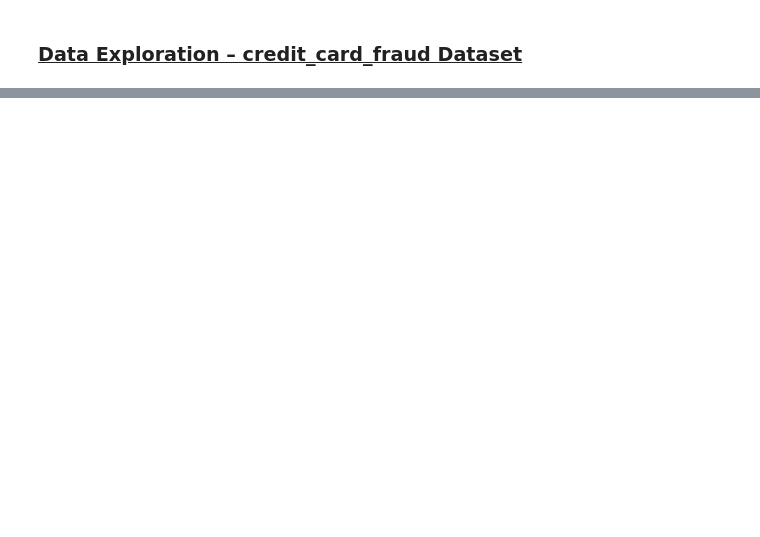
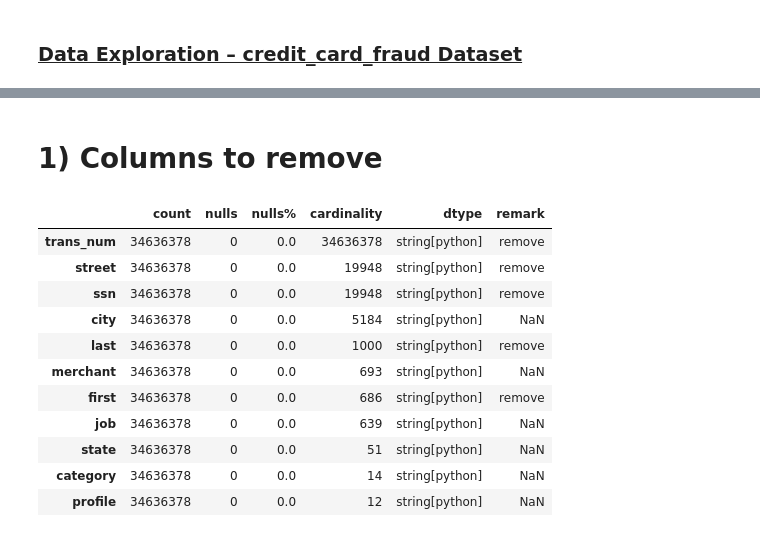
Before and after one commit to Shogant/Credit_Card_Fraud_Detection_Model, a Jupyter notebook: Data_Preparation.ipynb, the cells around one changed output, grey strips where cells are left out. Saved outputs shown, nothing was run; the diff lists cells and outputs as text; code cells hidden in the pictures; blank space fills up the shorter version.

```diff
--- a/Data_Preparation.ipynb
+++ b/Data_Preparation.ipynb
@@ -99,0 +480,4 @@ transactions_df.head(5)
+# %%
+# df['ssn'].head(5) --> 750-09-7342
+df['ssn'] = df['ssn'].str.replace('-', '', regex=False)
+df['ssn'].head(5)
@@ -99,0 +493,4 @@ transactions_df.head(5)
+# %%
+# Convert 'F' to 1 and 'M' to 0
+df['gender'] = df['gender'].replace({'F': '1', 'M': '0'}).astype(int)
+df['gender'].value_counts()
@@ -99,0 +535,2 @@ transactions_df.head(5)
+# %%
+df_strs =df.select_dtypes(include='string')
@@ -99,0 +548,4 @@ transactions_df.head(5)
+# %%
+# Run on transactions_df
+summary_table = column_summary(df_strs)
+display(summary_table.sort_values("cardinality", ascending=False))
@@ -99,0 +565,23 @@ transactions_df.head(5)
+# %% [markdown]
+# 1) Columns to remove
+# %%
+removal_columns = ["ssn", "first", "last", "street", "trans_num"]
+#ssn - semsitive, no predictive power, unique per person
+#first, last - no predictive power
+#street - high cardinality, no predictive power
+#trans_num - unique per transaction, no predictive power
+summary_table.loc[summary_table.index.isin(removal_columns), "remark"] = "remove"
+display(summary_table.sort_values("cardinality", ascending=False))
+# %% [output]
+|  | count | nulls | nulls% | cardinality | dtype | remark |
+| trans_num | 34636378 | 0 | 0.0 | 34636378 | string[python] | remove |
+| street | 34636378 | 0 | 0.0 | 19948 | string[python] | remove |
+| ssn | 34636378 | 0 | 0.0 | 19948 | string[python] | remove |
+| city | 34636378 | 0 | 0.0 | 5184 | string[python] | NaN |
+| last | 34636378 | 0 | 0.0 | 1000 | string[python] | remove |
+| merchant | 34636378 | 0 | 0.0 | 693 | string[python] | NaN |
+| first | 34636378 | 0 | 0.0 | 686 | string[python] | remove |
+| job | 34636378 | 0 | 0.0 | 639 | string[python] | NaN |
+| state | 34636378 | 0 | 0.0 | 51 | string[python] | NaN |
+| category | 34636378 | 0 | 0.0 | 14 | string[python] | NaN |
+| profile | 34636378 | 0 | 0.0 | 12 | string[python] | NaN |
```
Also changed, not shown: parts of 89 cells of this notebook.
